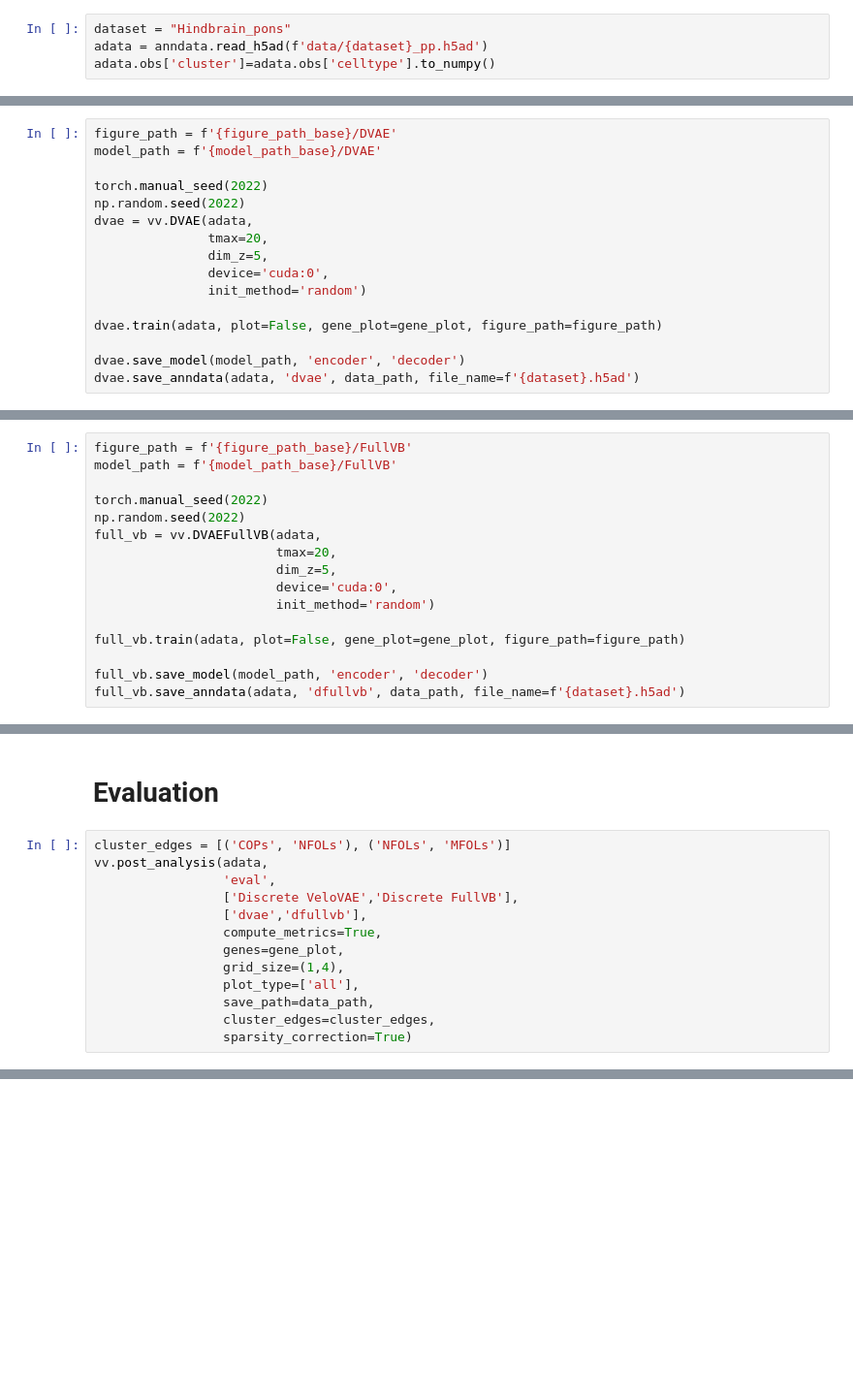
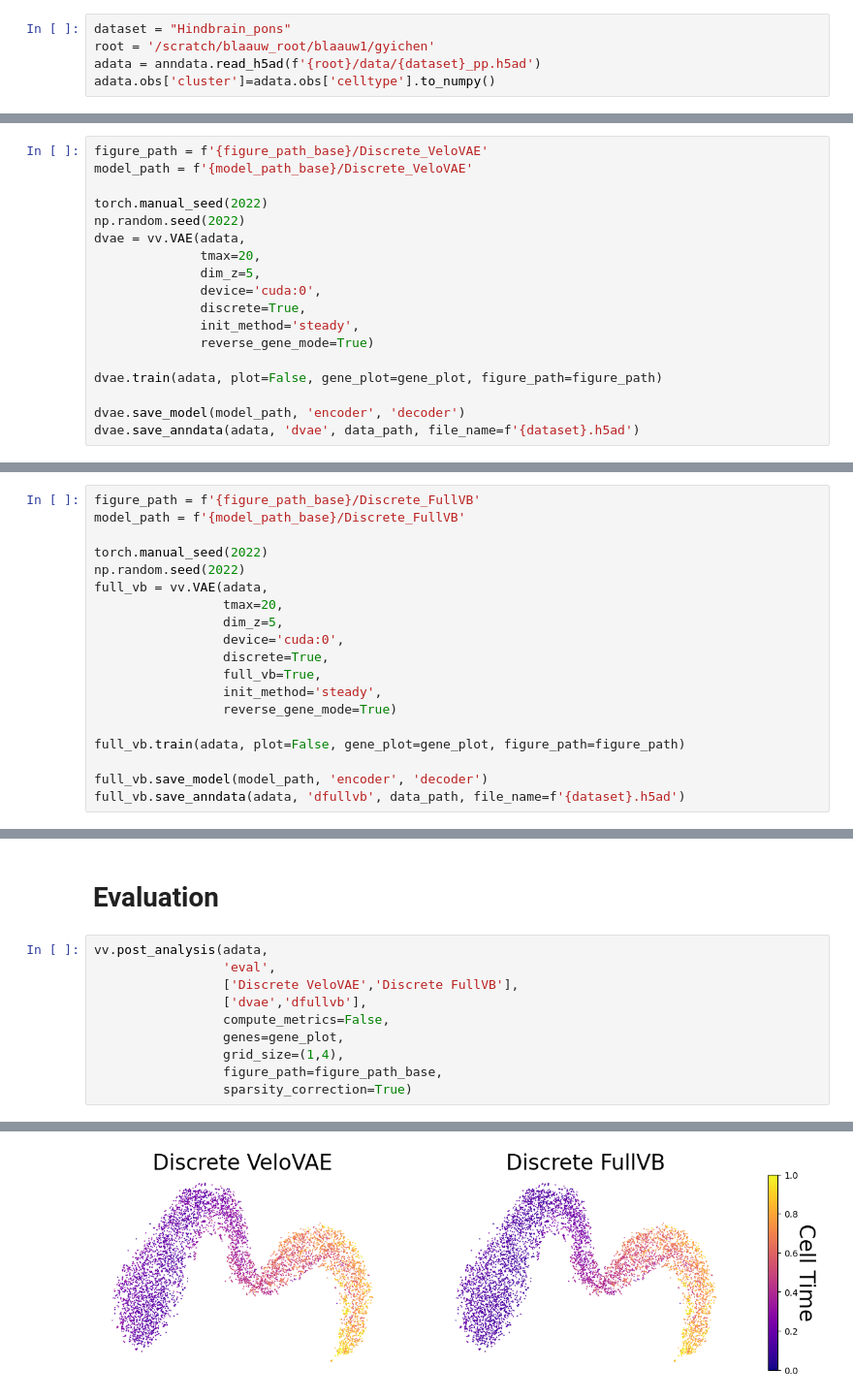
Before and after one commit to welch-lab/VeloVAE, a Jupyter notebook: notebooks/supp_notebooks/utv_benchmark/discrete/dvae_hindbrain_pons.ipynb, the cells around one changed output, grey strips where cells are left out. Shown at 97% size. Drawn from its saved outputs; the diff is of its cells as text; blank space fills up the shorter version.

```diff
--- a/notebooks/supp_notebooks/utv_benchmark/discrete/dvae_hindbrain_pons.ipynb
+++ b/notebooks/supp_notebooks/utv_benchmark/discrete/dvae_hindbrain_pons.ipynb
@@ -8,5 +10,6 @@ import velovae as vv
 # %%
 dataset = "Hindbrain_pons"
-adata = anndata.read_h5ad(f'data/{dataset}_pp.h5ad')
+root = '/scratch/blaauw_root/blaauw1/gyichen'
+adata = anndata.read_h5ad(f'{root}/data/{dataset}_pp.h5ad')
 adata.obs['cluster']=adata.obs['celltype'].to_numpy()
 # %%
@@ -19,16 +22,18 @@ gene_plot = ['Ptprz1','Enpp6','Rras2','Mal']
 # %% [markdown]
 # Discrete VeloVAE
 # %%
-figure_path = f'{figure_path_base}/DVAE'
-model_path = f'{model_path_base}/DVAE'
+figure_path = f'{figure_path_base}/Discrete_VeloVAE'
+model_path = f'{model_path_base}/Discrete_VeloVAE'
 
 torch.manual_seed(2022)
 np.random.seed(2022)
-dvae = vv.DVAE(adata,
-               tmax=20,
-               dim_z=5,
-               device='cuda:0',
-               init_method='random')
+dvae = vv.VAE(adata,
+              tmax=20,
+              dim_z=5,
+              device='cuda:0',
+              discrete=True,
+              init_method='steady',
+              reverse_gene_mode=True)
 
 dvae.train(adata, plot=False, gene_plot=gene_plot, figure_path=figure_path)
 
@@ -59,16 +82,19 @@ Final: Train ELBO = -941.872,           Test ELBO = -971.619
 # %% [markdown]
 # Discrete Full VB
 # %%
-figure_path = f'{figure_path_base}/FullVB'
-model_path = f'{model_path_base}/FullVB'
+figure_path = f'{figure_path_base}/Discrete_FullVB'
+model_path = f'{model_path_base}/Discrete_FullVB'
 
 torch.manual_seed(2022)
 np.random.seed(2022)
-full_vb = vv.DVAEFullVB(adata,
-                        tmax=20,
-                        dim_z=5,
-                        device='cuda:0',
-                        init_method='random')
+full_vb = vv.VAE(adata,
+                 tmax=20,
+                 dim_z=5,
+                 device='cuda:0',
+                 discrete=True,
+                 full_vb=True,
+                 init_method='steady',
+                 reverse_gene_mode=True)
 
 full_vb.train(adata, plot=False, gene_plot=gene_plot, figure_path=figure_path)
 
@@ -99,15 +142,13 @@ Final: Train ELBO = -1009.649,           Test ELBO = -1030.642
 # %% [markdown]
 # Evaluation
 # %%
-cluster_edges = [('COPs', 'NFOLs'), ('NFOLs', 'MFOLs')]
 vv.post_analysis(adata,
                  'eval',
                  ['Discrete VeloVAE','Discrete FullVB'],
                  ['dvae','dfullvb'],
-                 compute_metrics=True,
+                 compute_metrics=False,
                  genes=gene_plot,
                  grid_size=(1,4),
-                 plot_type=['all'],
-                 save_path=data_path,
-                 cluster_edges=cluster_edges,
+                 figure_path=figure_path_base,
                  sparsity_correction=True)
+# %% [output]
@@ -113,0 +163 @@ vv.post_analysis(adata,
+[figure, added]
```
Also changed, not shown: parts of 6 cells of this notebook, 19 other files.
